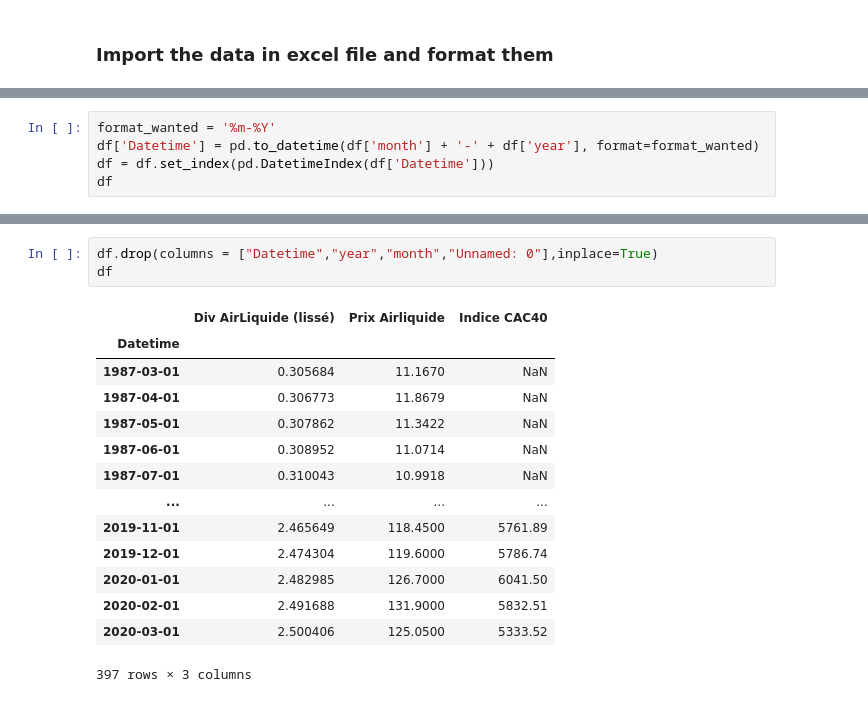
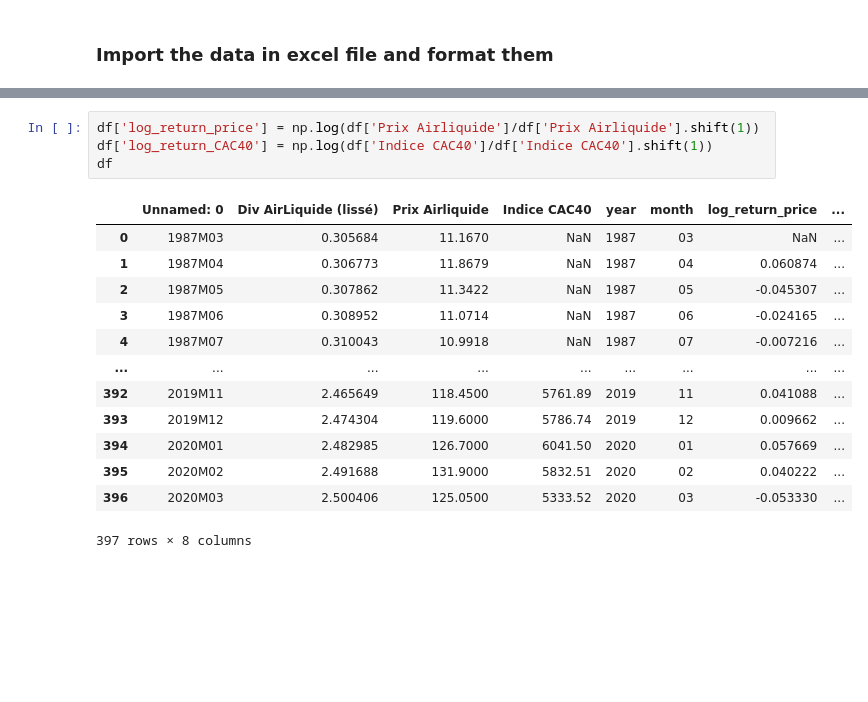
Before and after one commit to edgarkp/DividendModel, a Jupyter notebook: dividend-model.ipynb, the cells around one changed output, grey strips where cells are left out. Drawn from its saved outputs; the diff is of its cells as text; blank space fills up the shorter version.

```diff
--- a/dividend-model.ipynb
+++ b/dividend-model.ipynb
@@ -63,5 +56,0 @@ df
-# %%
-format_wanted = '%m-%Y'
-df['Datetime'] = pd.to_datetime(df['month'] + '-' + df['year'], format=format_wanted)
-df = df.set_index(pd.DatetimeIndex(df['Datetime']))
-df
@@ -83,18 +57,18 @@ df
-# %%
-df.drop(columns = ["Datetime","year","month","Unnamed: 0"],inplace=True)
-df
-# %% [output]
-|  | Div AirLiquide (lissé) | Prix Airliquide | Indice CAC40 |
-| Datetime |  |  |  |
-| 1987-03-01 | 0.305684 | 11.1670 | NaN |
-| 1987-04-01 | 0.306773 | 11.8679 | NaN |
-| 1987-05-01 | 0.307862 | 11.3422 | NaN |
-| 1987-06-01 | 0.308952 | 11.0714 | NaN |
-| 1987-07-01 | 0.310043 | 10.9918 | NaN |
-| ... | ... | ... | ... |
-| 2019-11-01 | 2.465649 | 118.4500 | 5761.89 |
-| 2019-12-01 | 2.474304 | 119.6000 | 5786.74 |
-| 2020-01-01 | 2.482985 | 126.7000 | 6041.50 |
-| 2020-02-01 | 2.491688 | 131.9000 | 5832.51 |
-| 2020-03-01 | 2.500406 | 125.0500 | 5333.52 |
-397 rows × 3 columns
+# %%
+df['log_return_price'] = np.log(df['Prix Airliquide']/df['Prix Airliquide'].shift(1))
+df['log_return_CAC40'] = np.log(df['Indice CAC40']/df['Indice CAC40'].shift(1))
+df
+# %% [output]
+|  | Unnamed: 0 | Div AirLiquide (lissé) | Prix Airliquide | Indice CAC40 | year | month | log_return_price | ... |
+| 0 | 1987M03 | 0.305684 | 11.1670 | NaN | 1987 | 03 | NaN | ... |
+| 1 | 1987M04 | 0.306773 | 11.8679 | NaN | 1987 | 04 | 0.060874 | ... |
+| 2 | 1987M05 | 0.307862 | 11.3422 | NaN | 1987 | 05 | -0.045307 | ... |
+| 3 | 1987M06 | 0.308952 | 11.0714 | NaN | 1987 | 06 | -0.024165 | ... |
+| 4 | 1987M07 | 0.310043 | 10.9918 | NaN | 1987 | 07 | -0.007216 | ... |
+| ... | ... | ... | ... | ... | ... | ... | ... | ... |
+| 392 | 2019M11 | 2.465649 | 118.4500 | 5761.89 | 2019 | 11 | 0.041088 | ... |
+| 393 | 2019M12 | 2.474304 | 119.6000 | 5786.74 | 2019 | 12 | 0.009662 | ... |
+| 394 | 2020M01 | 2.482985 | 126.7000 | 6041.50 | 2020 | 01 | 0.057669 | ... |
+| 395 | 2020M02 | 2.491688 | 131.9000 | 5832.51 | 2020 | 02 | 0.040222 | ... |
+| 396 | 2020M03 | 2.500406 | 125.0500 | 5333.52 | 2020 | 03 | -0.053330 | ... |
+397 rows × 8 columns
```
Also changed, not shown: parts of 22 cells of this notebook, 3 other files.
